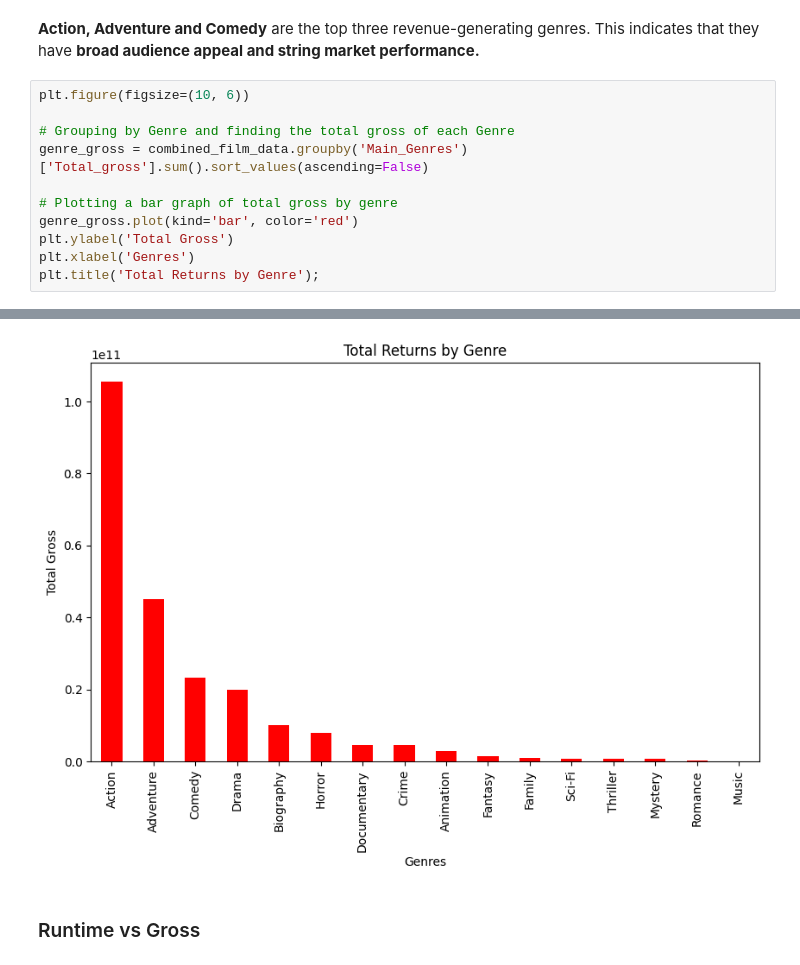
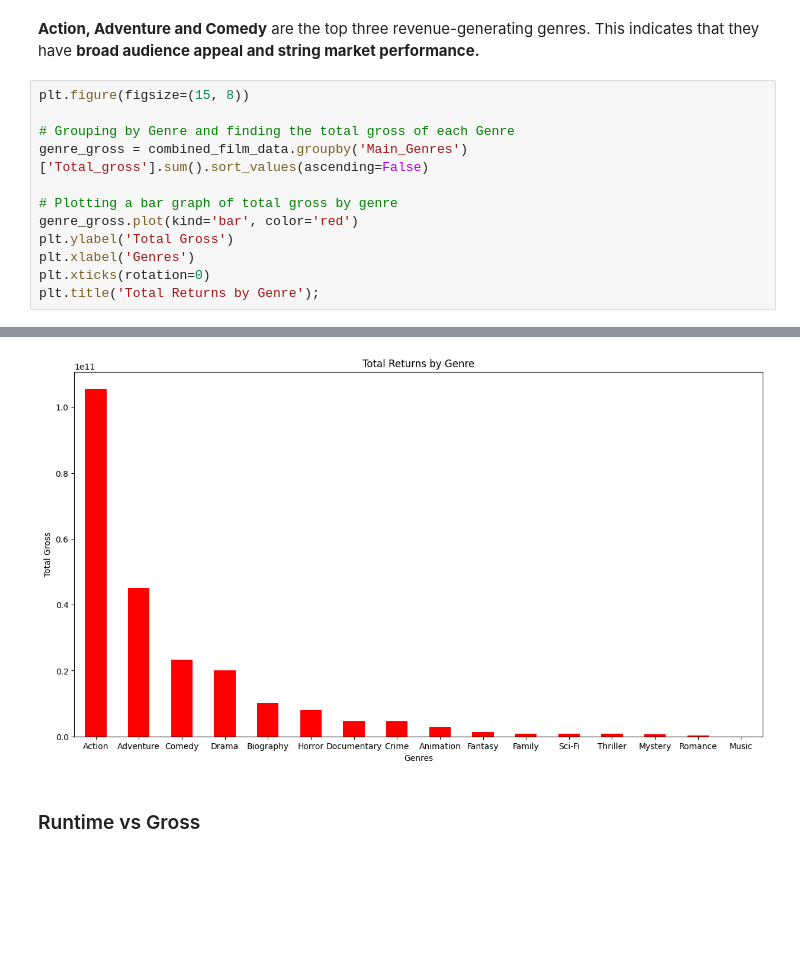
Before and after one commit to Jimmy-ai1/Independent-Project-1, a Jupyter notebook: Microsoft_Film_Creation_Strategies.ipynb, the cells around one changed output, grey strips where cells are left out. Saved outputs shown, nothing was run; the diff lists cells and outputs as text; blank space fills up the shorter version.

```diff
--- a/Microsoft_Film_Creation_Strategies.ipynb
+++ b/Microsoft_Film_Creation_Strategies.ipynb
@@ -353,20 +372,21 @@ import seaborn as sns
 # %% [markdown]
 **Action, Adventure and Comedy** are the top three revenue-generating genres. This indicates that they have **broad audience appeal and string market performance.**
 # %%
-plt.figure(figsize=(10, 6))
+plt.figure(figsize=(15, 8))
 
 # Grouping by Genre and finding the total gross of each Genre
 genre_gross = combined_film_data.groupby('Main_Genres')['Total_gross'].sum().sort_values(ascending=False)
 
 # Plotting a bar graph of total gross by genre
 genre_gross.plot(kind='bar', color='red')
 plt.ylabel('Total Gross')
 plt.xlabel('Genres')
+plt.xticks(rotation=0)
 plt.title('Total Returns by Genre');
 # %% [output]
 [interactive output not drawn]
 [interactive output not drawn]
-[figure, old version]
+[figure, new version]
 # %% [markdown]
 ### Runtime vs Gross
 # %% [markdown]
```
Also changed, not shown: parts of 9 cells of this notebook.
